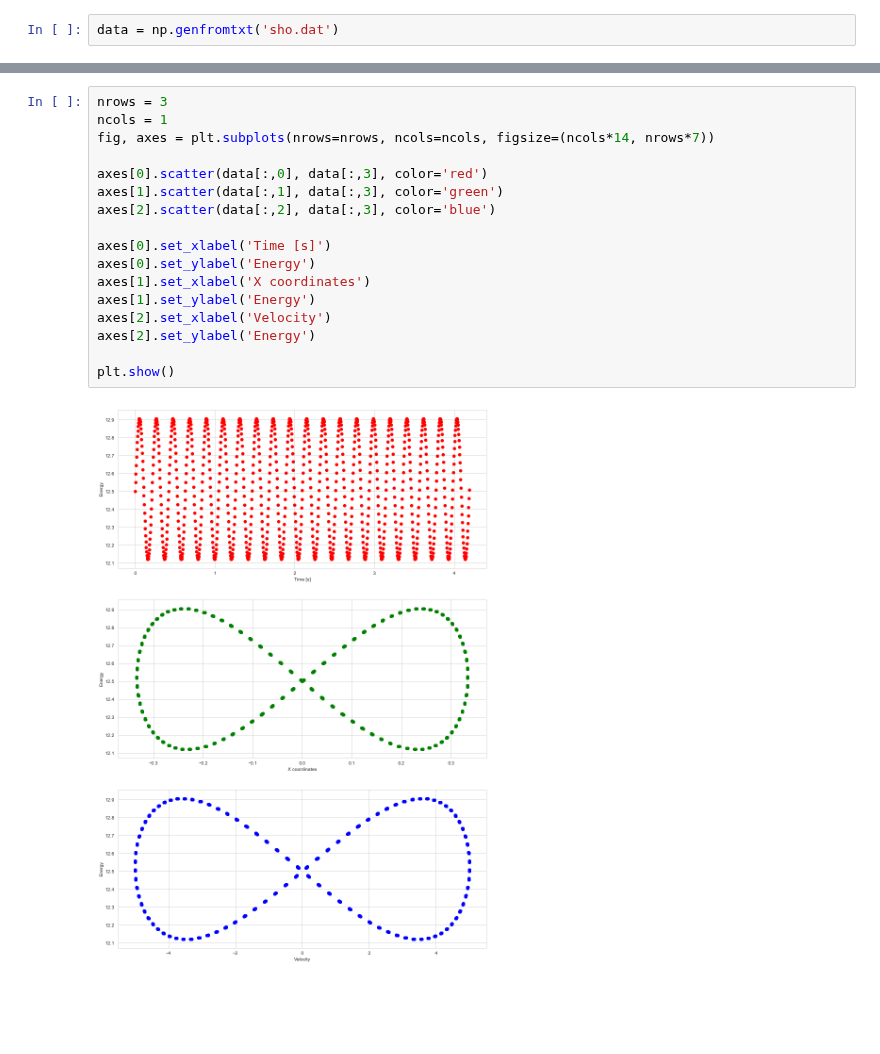
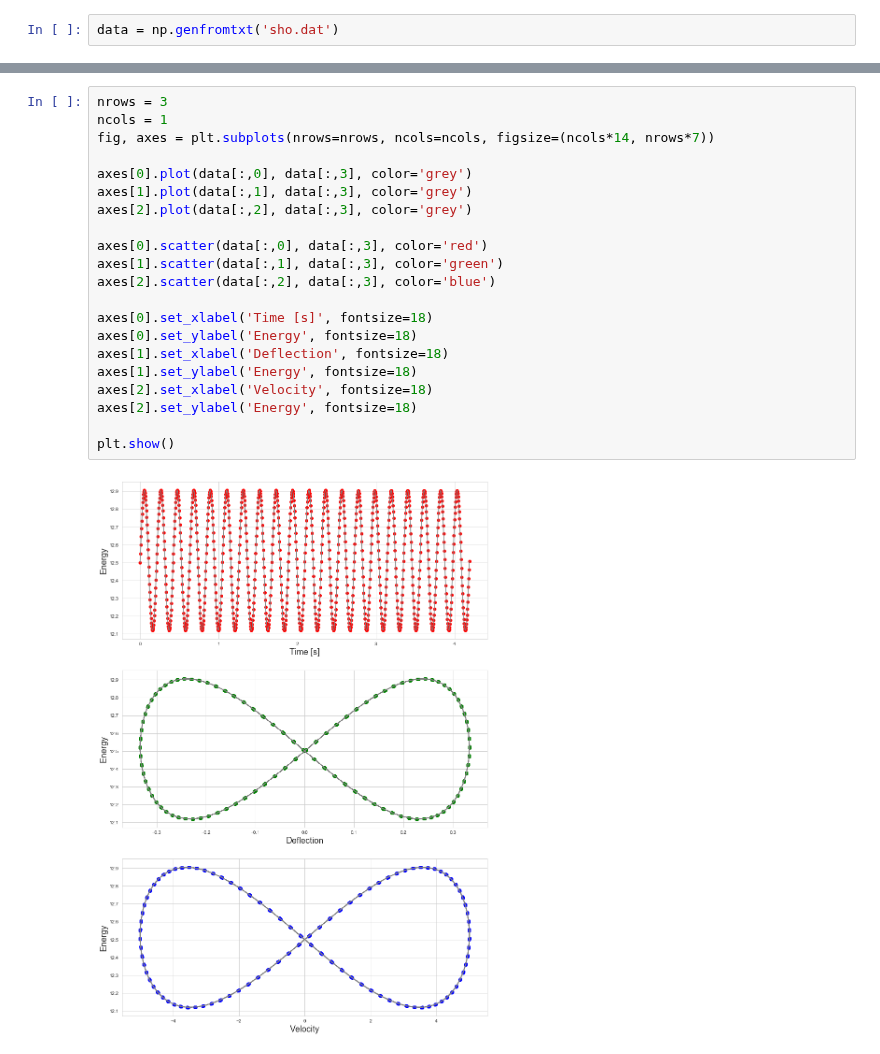
Before and after one commit to masterdesky/ELTE-comp-sim-2019, a Jupyter notebook: 1. Harmonic Oscillator/out/I. Harmonic Oscillator.ipynb, the cells around one changed output, grey strips where cells are left out. Saved outputs shown, nothing was run; the diff lists cells and outputs as text; blank space fills up the shorter version.

```diff
--- a/1. Harmonic Oscillator/out/I. Harmonic Oscillator.ipynb
+++ b/1. Harmonic Oscillator/out/I. Harmonic Oscillator.ipynb
@@ -66,19 +67,23 @@ plt.show()
 # %%
 nrows = 3
 ncols = 1
 fig, axes = plt.subplots(nrows=nrows, ncols=ncols, figsize=(ncols*14, nrows*7))
 
+axes[0].plot(data[:,0], data[:,3], color='grey')
+axes[1].plot(data[:,1], data[:,3], color='grey')
+axes[2].plot(data[:,2], data[:,3], color='grey')
+
 axes[0].scatter(data[:,0], data[:,3], color='red')
 axes[1].scatter(data[:,1], data[:,3], color='green')
 axes[2].scatter(data[:,2], data[:,3], color='blue')
 
-axes[0].set_xlabel('Time [s]')
-axes[0].set_ylabel('Energy')
-axes[1].set_xlabel('X coordinates')
-axes[1].set_ylabel('Energy')
-axes[2].set_xlabel('Velocity')
-axes[2].set_ylabel('Energy')
+axes[0].set_xlabel('Time [s]', fontsize=18)
+axes[0].set_ylabel('Energy', fontsize=18)
+axes[1].set_xlabel('Deflection', fontsize=18)
+axes[1].set_ylabel('Energy', fontsize=18)
+axes[2].set_xlabel('Velocity', fontsize=18)
+axes[2].set_ylabel('Energy', fontsize=18)
 
 plt.show()
 # %% [output]
-[figure, old version]
+[figure, new version]
```
Also changed, not shown: parts of 2 cells of this notebook, 1 other file.
